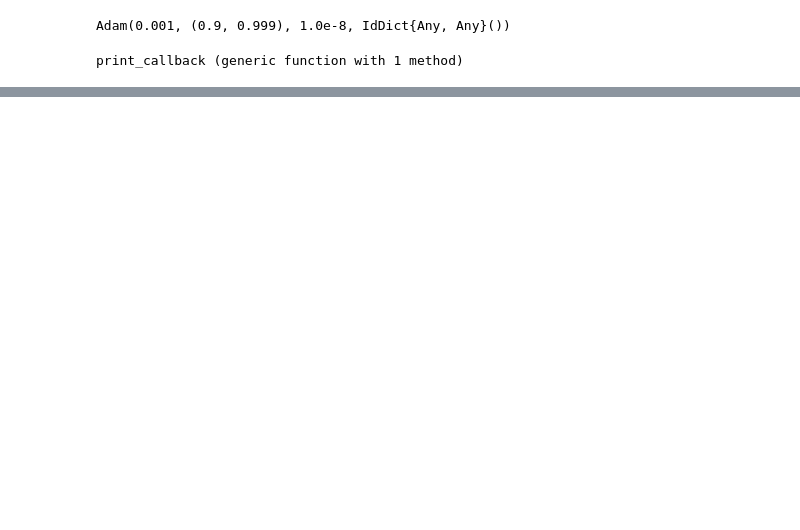
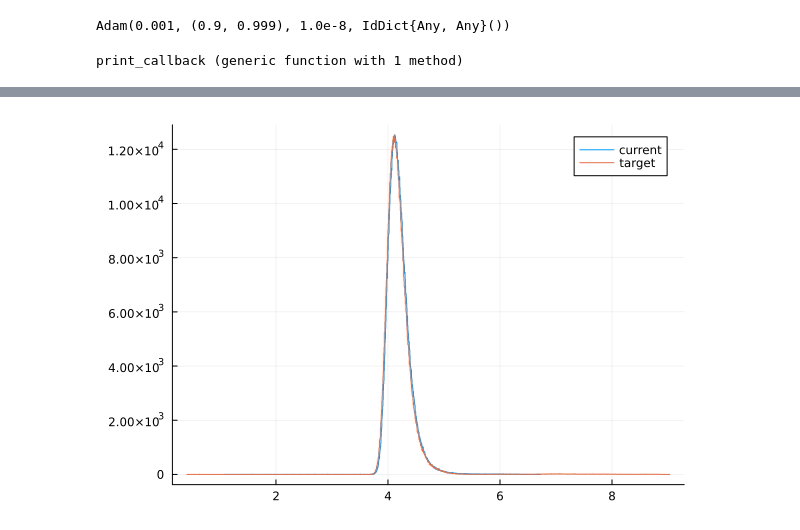
Before and after one commit to matsunagalab/differentiable, a Jupyter notebook: forcefield/mbar.ipynb, the cells around one changed output, grey strips where cells are left out. Drawn from its saved outputs; the diff is of its cells as text; code cells hidden in the pictures; blank space fills up the shorter version.

```diff
--- a/forcefield/mbar.ipynb
+++ b/forcefield/mbar.ipynb
@@ -317 +317,10 @@ Estimated sigma: 4.106540177830336
 Target sigma:    4.1
+# %%
+trj1_estimated, trj2_estimated, alpha = mcmc(rand(3), rand(3), m.P[1], m.P[2], nstep, beta);
+# %%
+r = [sqrt(sum((x - y).^2)) for (x, y) in zip(trj1_estimated, trj2_estimated)]
+histogram(r,label="current")
+r = [sqrt(sum((x - y).^2)) for (x, y) in zip(trj1_target, trj2_target)]
+histogram!(r,label="target")
+# %% [output]
+[figure, added]
```
Also changed, not shown: parts of 11 cells of this notebook, 4 other files.
